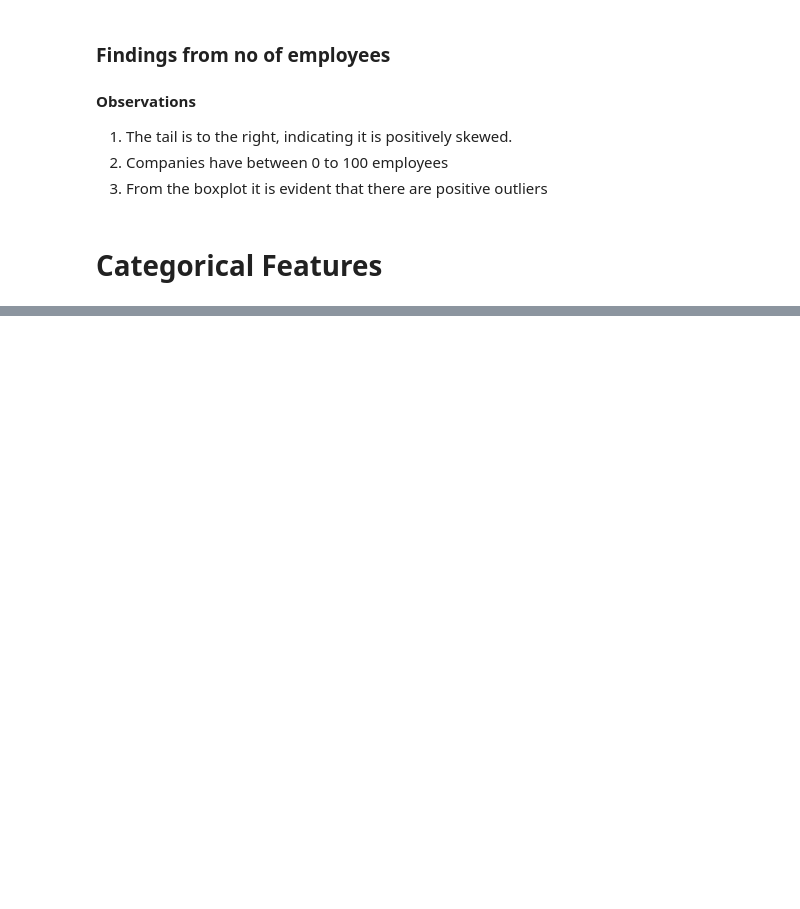
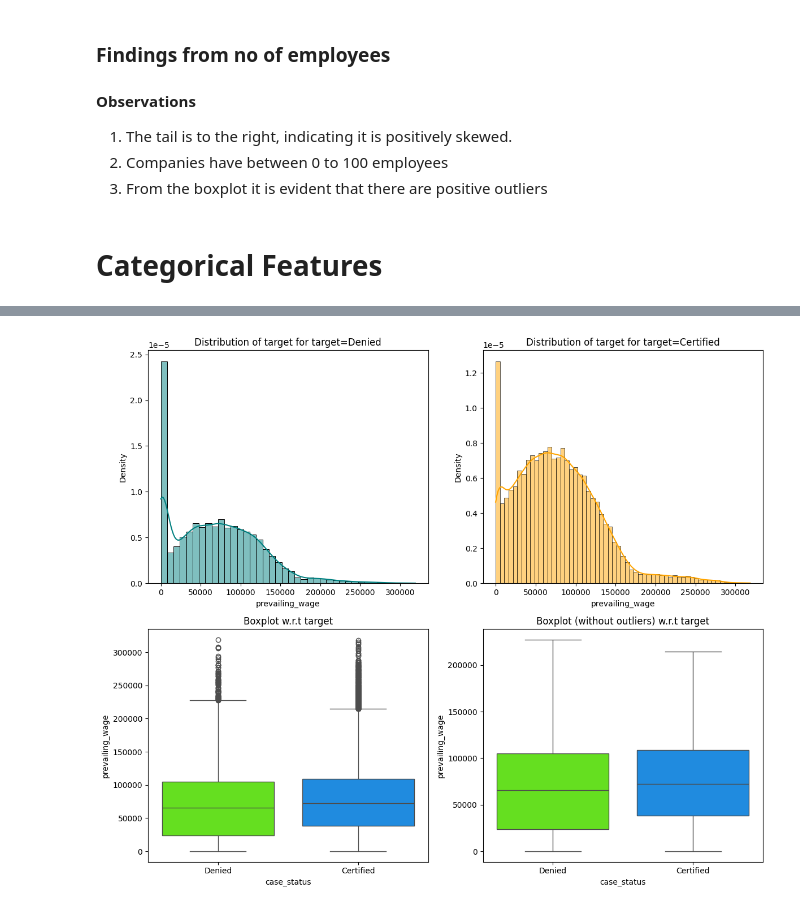
Before and after one commit to RIDOX-AIeNG/BACKEND-AI, a Jupyter notebook: MACHINE_LEARNING/EASY_VISA/easy_visa_exploratory.ipynb, the cells around one changed output, grey strips where cells are left out. Cells and saved outputs as stored; diff of their text form; code cells hidden in the pictures; blank space fills up the shorter version.

```diff
--- a/MACHINE_LEARNING/EASY_VISA/easy_visa_exploratory.ipynb
+++ b/MACHINE_LEARNING/EASY_VISA/easy_visa_exploratory.ipynb
@@ -249,0 +279,45 @@ KeyboardInterrupt:
+# %%
+def distribution_plot_wrt_target(data,predictor,target="case_status"):
+    fig, axs =plt.subplots(2,2, figsize=(12,10))
+
+    target_uniq = data[target].unique()
+
+    axs[0, 0].set_title("Distribution of target for target=" + str(target_uniq[0]))
+    sns.histplot(
+        data=data[data[target] == target_uniq[0]],
+        x=predictor,
+        kde=True,
+        ax=axs[0, 0],
+        color="teal",
+        stat="density",
+    )
+
+    axs[0, 1].set_title("Distribution of target for target=" + str(target_uniq[1]))
+    sns.histplot(
+        data=data[data[target] == target_uniq[1]],
+        x=predictor,
+        kde=True,
+        ax=axs[0, 1],
+        color="orange",
+        stat="density",
+    )
+
+    axs[1, 0].set_title("Boxplot w.r.t target")
+    sns.boxplot(data=data, x=target, y=predictor, ax=axs[1, 0], palette="gist_rainbow")
+
+    axs[1, 1].set_title("Boxplot (without outliers) w.r.t target")
+    sns.boxplot(
+        data=data,
+        x=target,
+        y=predictor,
+        ax=axs[1, 1],
+        showfliers=False,
+        palette="gist_rainbow",
+    )
+
+    plt.tight_layout()
+    plt.show()
+# %%
+distribution_plot_wrt_target(data, "prevailing_wage")
+# %% [output]
+[figure, added]
```
Also changed, not shown: parts of 6 cells of this notebook, 2 other files.
